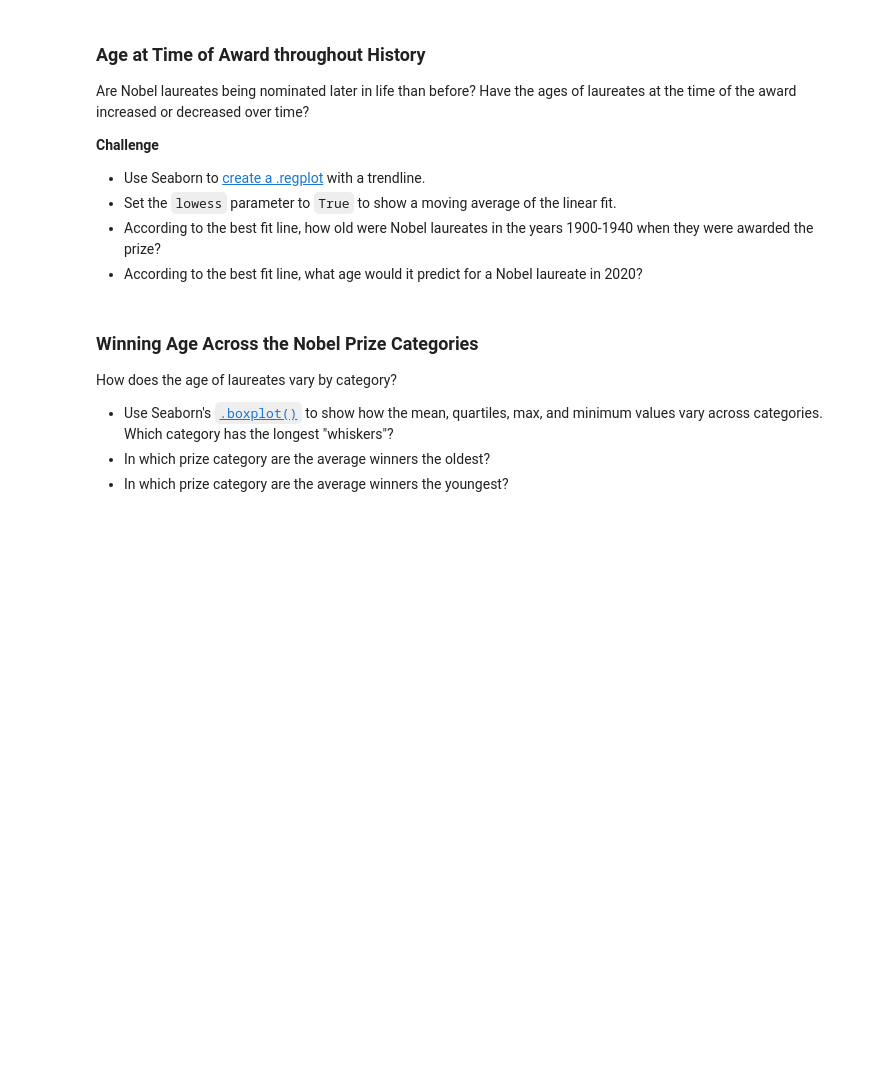
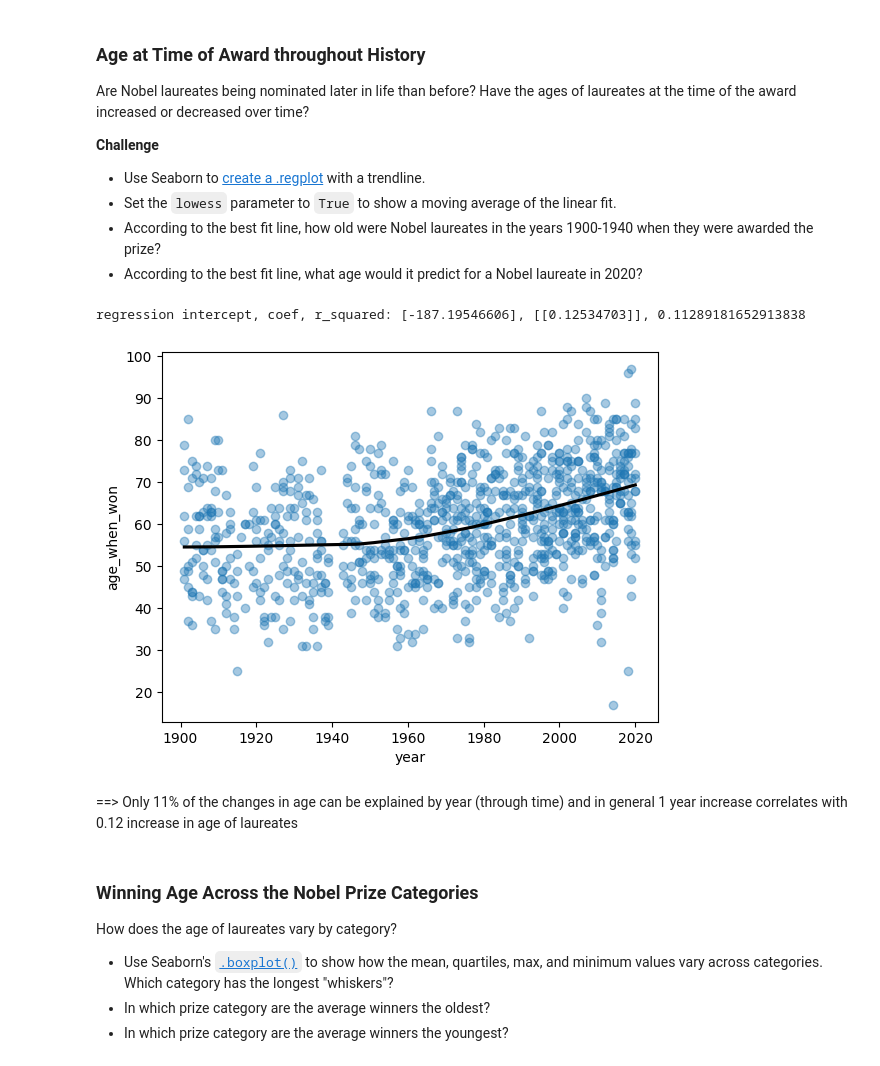
Before and after one commit to hai1862003/NobelPrizeAnalyze, a Jupyter notebook: Nobel_Prize_Analysis_(start).ipynb, the cells around one changed output. Cells and saved outputs as stored; diff of their text form; code cells hidden in the pictures; blank space fills up the shorter version.

```diff
--- a/Nobel_Prize_Analysis_(start).ipynb
+++ b/Nobel_Prize_Analysis_(start).ipynb
@@ -675,6 +1018,38 @@ Are Nobel laureates being nominated later in life than before? Have the ages of
 * Set the `lowess` parameter to `True` to show a moving average of the linear fit.
 * According to the best fit line, how old were Nobel laureates in the years 1900-1940 when they were awarded the prize?
 * According to the best fit line, what age would it predict for a Nobel laureate in 2020?
+# %%
+age_through_time = df_data[['year', 'age_when_won']]
+age_through_time = age_through_time.dropna()
+
+
+regression_plot = sns.regplot(data = age_through_time,
+                              x ='year',
+                              y = 'age_when_won',
+                              lowess = True,
+                              scatter_kws = {'alpha': 0.4}, #blurry of plots
+                              line_kws={'color': 'black'})
+
+#import regression
+from sklearn.linear_model import LinearRegression
+#create regresion model
+regression = LinearRegression()
+
+#turn variable x,y into df
+x= pd.DataFrame(age_through_time, columns = ['year'])
+
+# dropna() values for  y values
+y= pd.DataFrame(age_through_time, columns = ['age_when_won'])
+
+regression.fit(x,y)
+
+
+print(f'regression intercept, coef, r_squared: {regression.intercept_}, {regression.coef_}, {regression.score(x,y)}')
+# %% [output]
+regression intercept, coef, r_squared: [-187.19546606], [[0.12534703]], 0.11289181652913838
+[figure, added]
+# %% [markdown]
+==> Only 11% of the changes in age can be explained by year (through time) and in general 1 year increase correlates with 0.12 increase in age of laureates
 # %% [markdown]
 ### Winning Age Across the Nobel Prize Categories
 
```
Also changed, not shown: parts of 27 cells of this notebook.
